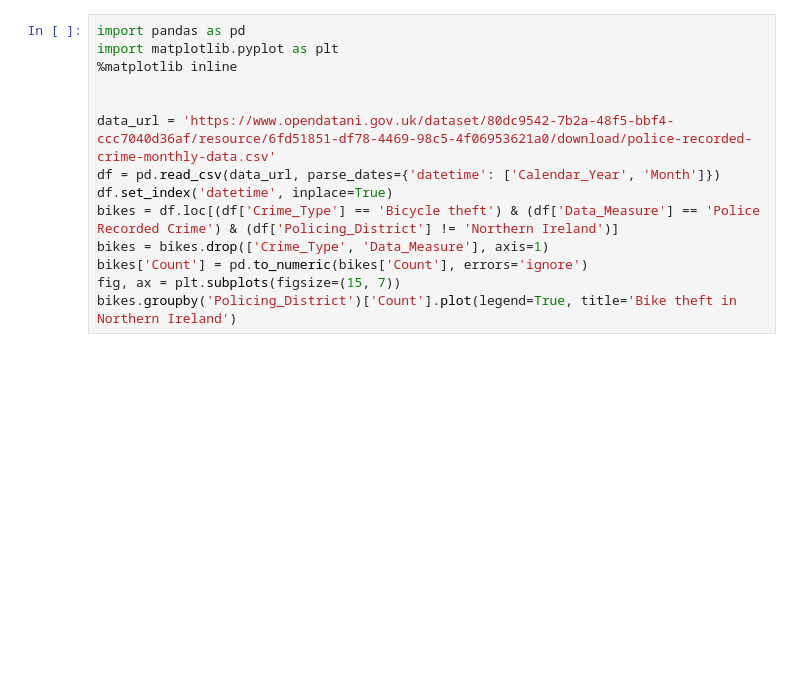
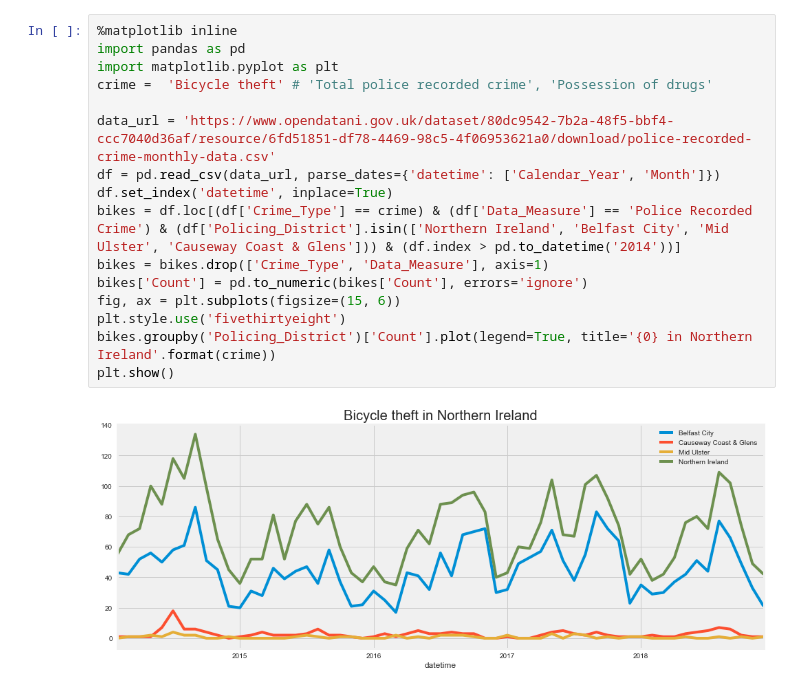
Before and after one commit to BelfastTechTraining/python, a Jupyter notebook: ProgrammingBasics.ipynb, the cells around one changed output. Cells and saved outputs as stored; diff of their text form; blank space fills up the shorter version.

Commit message:
Update bike example, add conditionals, variables, loops and funcs

```diff
--- a/ProgrammingBasics.ipynb
+++ b/ProgrammingBasics.ipynb
@@ -52,14 +77,18 @@ for train in soup.find_all('Service'):
 # %%
+%matplotlib inline
 import pandas as pd
 import matplotlib.pyplot as plt
-%matplotlib inline
-
+crime =  'Bicycle theft' # 'Total police recorded crime', 'Possession of drugs'
 
 data_url = 'https://www.opendatani.gov.uk/dataset/80dc9542-7b2a-48f5-bbf4-ccc7040d36af/resource/6fd51851-df78-4469-98c5-4f06953621a0/download/police-recorded-crime-monthly-data.csv'
 df = pd.read_csv(data_url, parse_dates={'datetime': ['Calendar_Year', 'Month']})
 df.set_index('datetime', inplace=True)
-bikes = df.loc[(df['Crime_Type'] == 'Bicycle theft') & (df['Data_Measure'] == 'Police Recorded Crime') & (df['Policing_District'] != 'Northern Ireland')]
+bikes = df.loc[(df['Crime_Type'] == crime) & (df['Data_Measure'] == 'Police Recorded Crime') & (df['Policing_District'].isin(['Northern Ireland', 'Belfast City', 'Mid Ulster', 'Causeway Coast & Glens'])) & (df.index > pd.to_datetime('2014'))]
 bikes = bikes.drop(['Crime_Type', 'Data_Measure'], axis=1)
 bikes['Count'] = pd.to_numeric(bikes['Count'], errors='ignore')
-fig, ax = plt.subplots(figsize=(15, 7))
-bikes.groupby('Policing_District')['Count'].plot(legend=True, title='Bike theft in Northern Ireland')
+fig, ax = plt.subplots(figsize=(15, 6))
+plt.style.use('fivethirtyeight')
+bikes.groupby('Policing_District')['Count'].plot(legend=True, title='{0} in Northern Ireland'.format(crime))
+plt.show()
+# %% [output]
+[figure, added]
```
Also changed, not shown: parts of 37 cells of this notebook.
